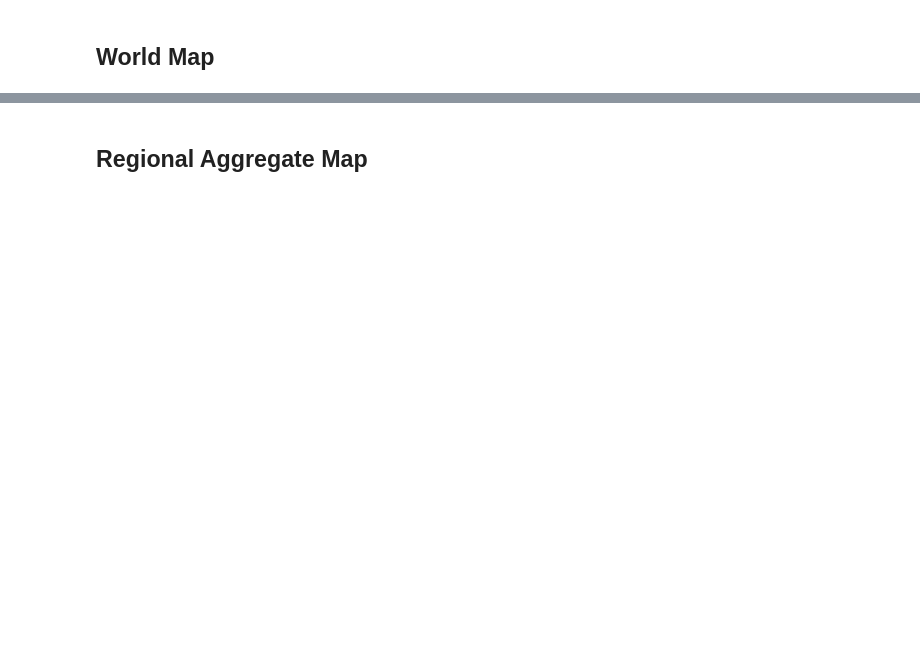
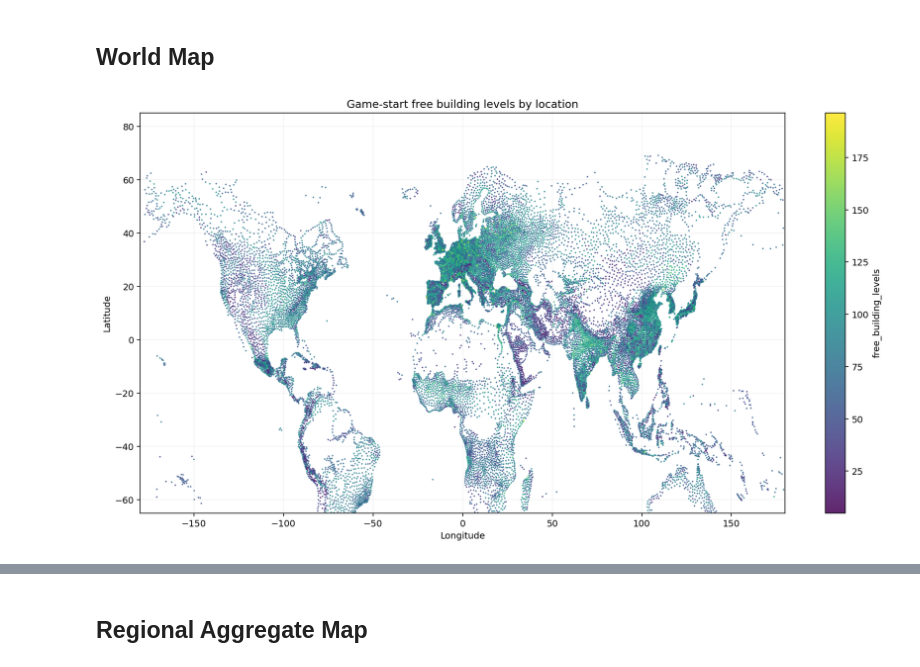
Before and after one commit to JanB1989/prosper-or-perish-constructor, a Jupyter notebook: graphs/building_capacity/free_building_levels_workbench.ipynb, the cells around one changed output, grey strips where cells are left out. Saved outputs shown, nothing was run; the diff lists cells and outputs as text; code cells hidden in the pictures; blank space fills up the shorter version.

```diff
--- a/graphs/building_capacity/free_building_levels_workbench.ipynb
+++ b/graphs/building_capacity/free_building_levels_workbench.ipynb
@@ -183,6 +321,17 @@ with pl.Config(tbl_rows=80, tbl_cols=40, float_precision=DEFAULT_DISPLAY_DECIMAL
 # %%
 result = compute_free_building_levels(locations, weights)
 scores = result.frame
+efficiency_scores = compute_local_build_buildings_efficiency(locations, weights)
+construction_speed_scores = compute_local_construction_speed(locations, weights)
+scores = scores.join(
+    efficiency_scores.select("location_tag", LOCAL_BUILD_BUILDINGS_EFFICIENCY_COLUMN),
+    on="location_tag",
+    how="left",
+).join(
+    construction_speed_scores.select("location_tag", LOCAL_CONSTRUCTION_SPEED_COLUMN),
+    on="location_tag",
+    how="left",
+)
 
 if result.diagnostics.is_empty():
     display(Markdown("No source/coverage diagnostics."))
@@ -202,6 +351,8 @@ score_columns = [
     "development",
     "effective_development",
     "free_building_levels",
+    LOCAL_BUILD_BUILDINGS_EFFICIENCY_COLUMN,
+    LOCAL_CONSTRUCTION_SPEED_COLUMN,
 ]
 
 display(Markdown("### Highest Capacity"))
@@ -297,0 +599,15 @@ display(round_numeric_columns(plot_frame.select("location_tag", "approx_lon", "a
+# %%
+plot_frame = build_location_map_frame(scores, repo=REPO, project=PROJECT)
+
+print(f"mapped_locations={plot_frame.height}")
+display(
+    round_numeric_columns(
+        plot_frame.select(
+            "location_tag",
+            "approx_lon",
+            "approx_lat",
+            "free_building_levels",
+            LOCAL_BUILD_BUILDINGS_EFFICIENCY_COLUMN,
+        ).head(10)
+    )
+)
@@ -320,0 +631,9 @@ plt.show()
+# %%
+plot_location_world_map(
+    plot_frame,
+    "free_building_levels",
+    title="Game-start free building levels by location",
+    cmap="viridis",
+)
+# %% [output]
+[figure, added]
```
Also changed, not shown: parts of 17 cells of this notebook, 39 other files.
